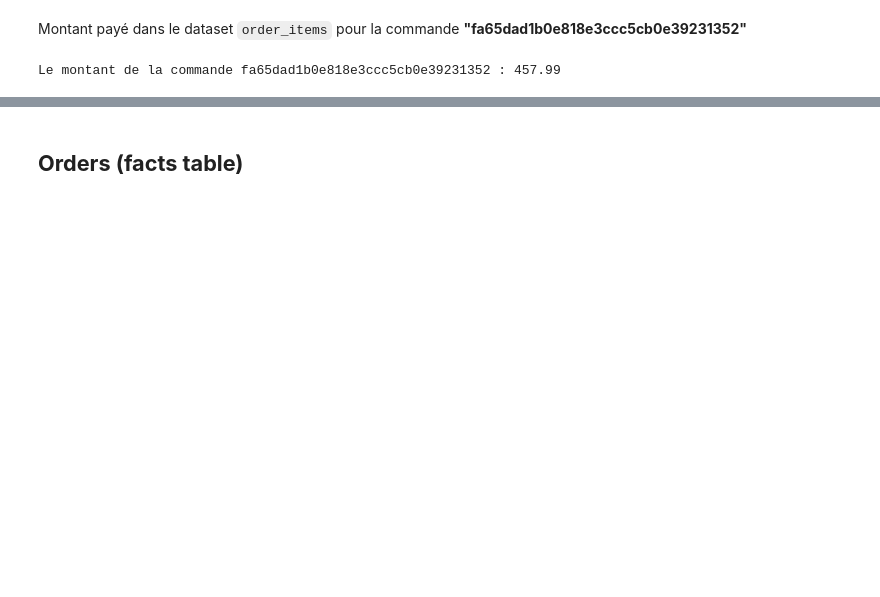
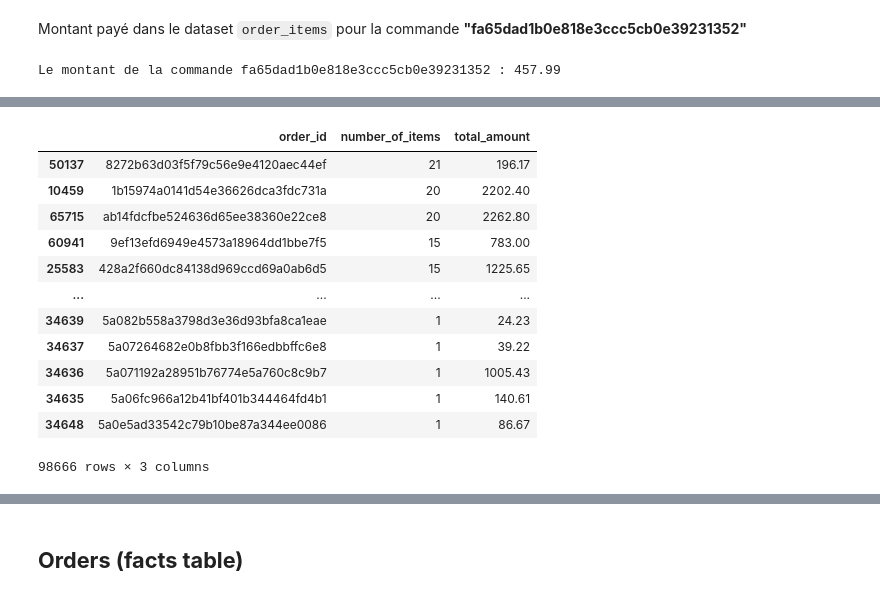
Before and after one commit to donat-konan33/olist-ecommerce-client-clustering, a Jupyter notebook: notebooks/eda.ipynb, the cells around one changed output, grey strips where cells are left out. Saved outputs shown, nothing was run; the diff lists cells and outputs as text; code cells hidden in the pictures; blank space fills up the shorter version.

```diff
--- a/notebooks/eda.ipynb
+++ b/notebooks/eda.ipynb
@@ -365,0 +457,14 @@ Le montant de la commande fa65dad1b0e818e3ccc5cb0e39231352 : 457.99
+# %%
+olist_order_items_dataset_df_copy = olist_order_items_dataset_df.copy()
+olist_order_items_dataset_df_copy['amount'] = olist_order_items_dataset_df_copy.price + \
+            olist_order_items_dataset_df_copy.freight_value
+# %%
+analytic_group = olist_order_items_dataset_df_copy.groupby(["order_id"])
+# %%
+monetary_df = analytic_group.agg(
+    number_of_items=("order_item_id", "max"), # récupérer l'index max d'une commande
+    total_amount=("amount", "sum")              # valeur d'une commande
+)
+# %%
+monetary_df.reset_index(inplace=True, )
+monetary_df.head(10)
@@ -365,0 +497,16 @@ Le montant de la commande fa65dad1b0e818e3ccc5cb0e39231352 : 457.99
+# %%
+monetary_df.sort_values(by="number_of_items", ascending=False)
+# %% [output]
+|  | order_id | number_of_items | total_amount |
+| 50137 | 8272b63d03f5f79c56e9e4120aec44ef | 21 | 196.17 |
+| 10459 | 1b15974a0141d54e36626dca3fdc731a | 20 | 2202.40 |
+| 65715 | ab14fdcfbe524636d65ee38360e22ce8 | 20 | 2262.80 |
+| 60941 | 9ef13efd6949e4573a18964dd1bbe7f5 | 15 | 783.00 |
+| 25583 | 428a2f660dc84138d969ccd69a0ab6d5 | 15 | 1225.65 |
+| ... | ... | ... | ... |
+| 34639 | 5a082b558a3798d3e36d93bfa8ca1eae | 1 | 24.23 |
+| 34637 | 5a07264682e0b8fbb3f166edbbffc6e8 | 1 | 39.22 |
+| 34636 | 5a071192a28951b76774e5a760c8c9b7 | 1 | 1005.43 |
+| 34635 | 5a06fc966a12b41bf401b344464fd4b1 | 1 | 140.61 |
+| 34648 | 5a0e5ad33542c79b10be87a344ee0086 | 1 | 86.67 |
+98666 rows × 3 columns
```
Also changed, not shown: parts of 24 cells of this notebook, 3 other files.
